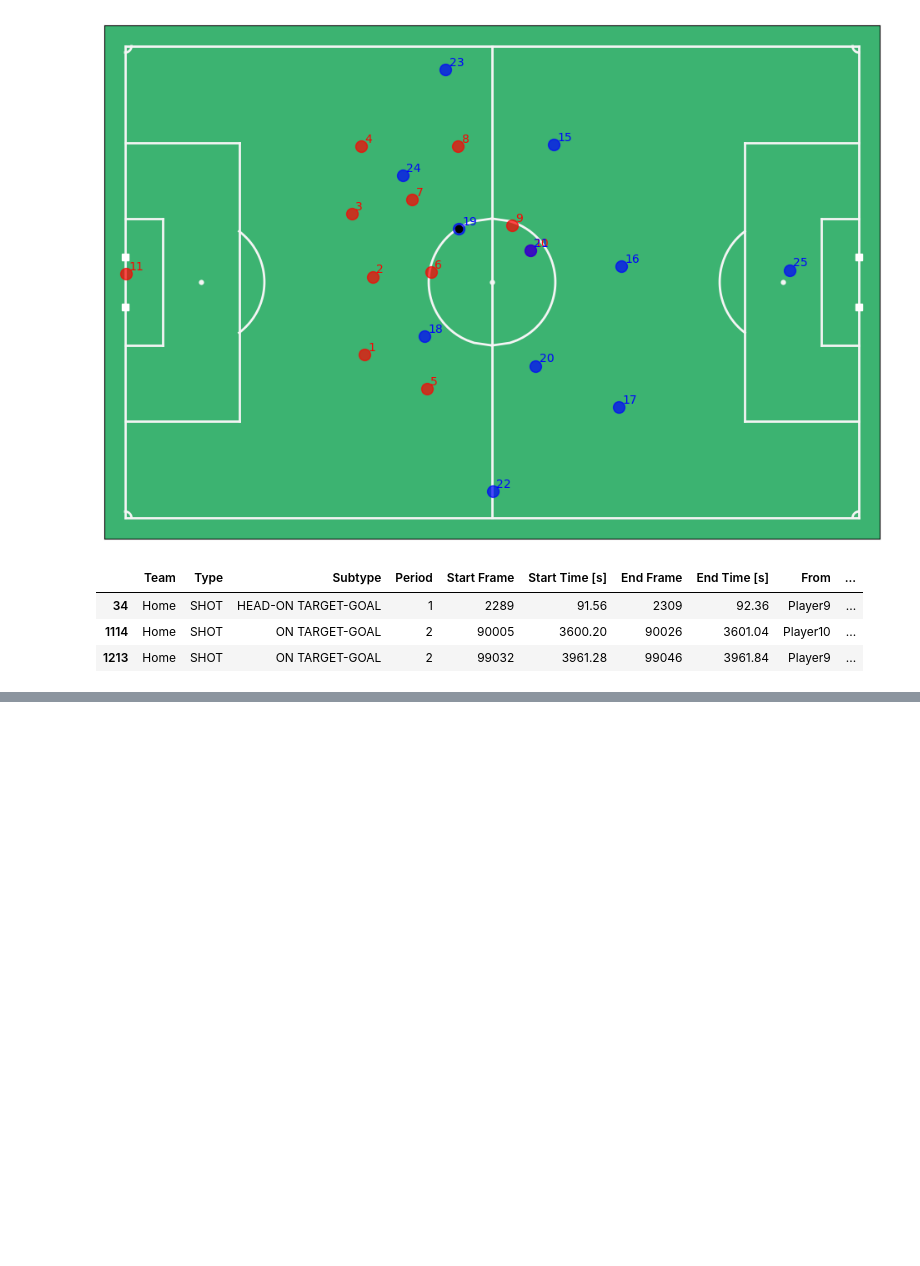
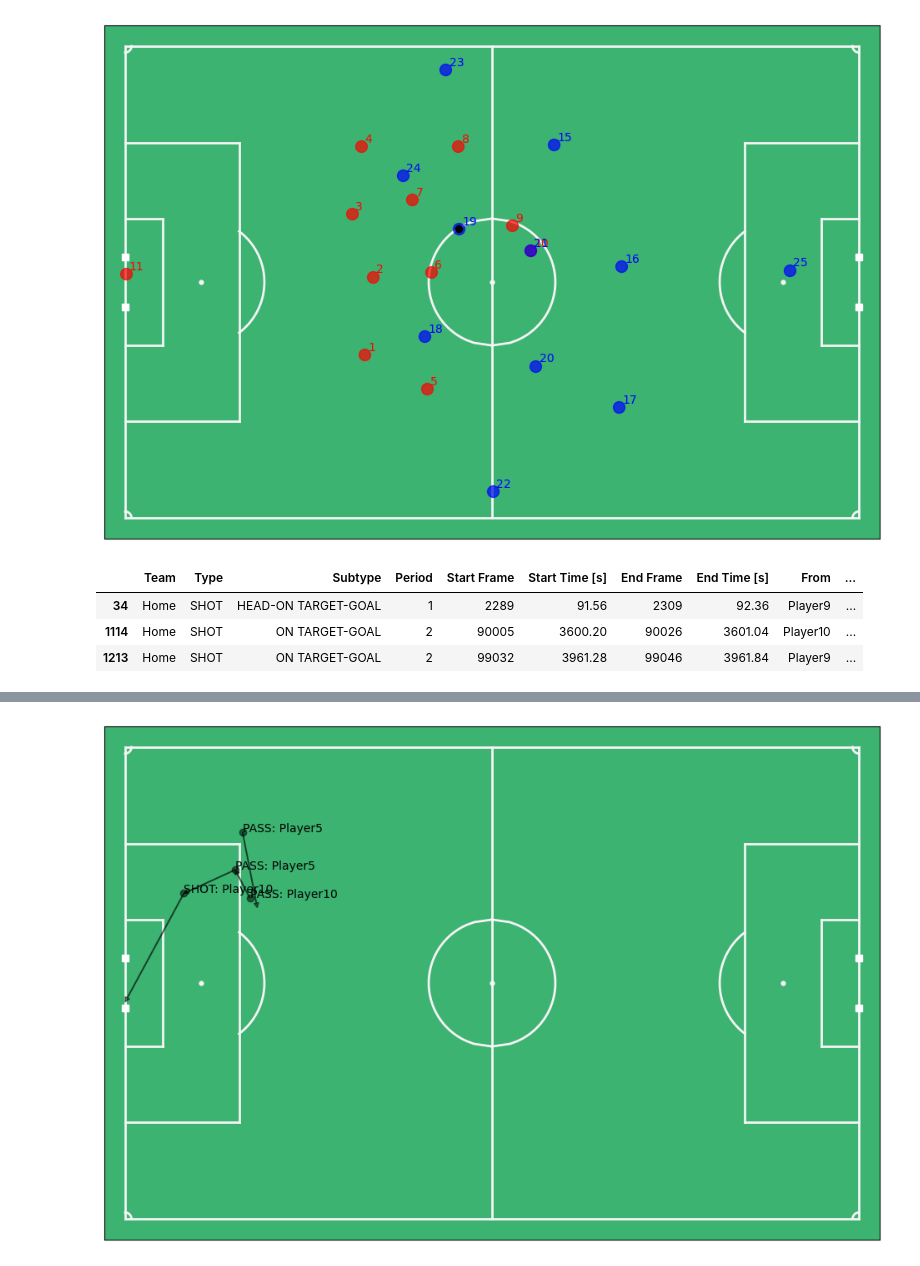
Before and after one commit to lnyousif/Football101, a Jupyter notebook: Adelle/presentation.ipynb, the cells around one changed output, grey strips where cells are left out. Cells and saved outputs as stored; diff of their text form; code cells hidden in the pictures; blank space fills up the shorter version.

```diff
--- a/Adelle/presentation.ipynb
+++ b/Adelle/presentation.ipynb
@@ -57,0 +85,7 @@ fig,ax = mviz.plot_frame( tracking_home.loc[goal_frame], tracking_away.loc[goal_
+# %%
+mviz.plot_events(
+    events.loc[1111:1114], color="k", indicators=["Marker", "Arrow"], annotate=True
+)
+plt.savefig("goal_3_passes.jpg")
+# %% [output]
+[figure, added]
```
Also changed, not shown: parts of 33 cells of this notebook, 17 other files.
